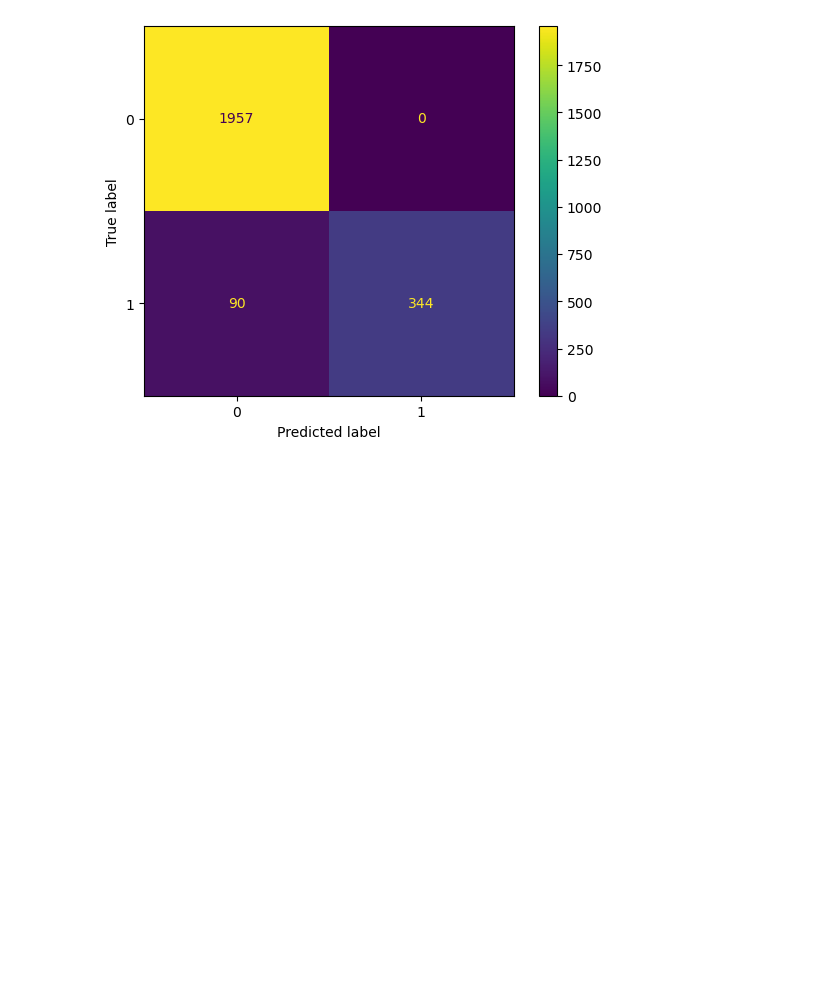
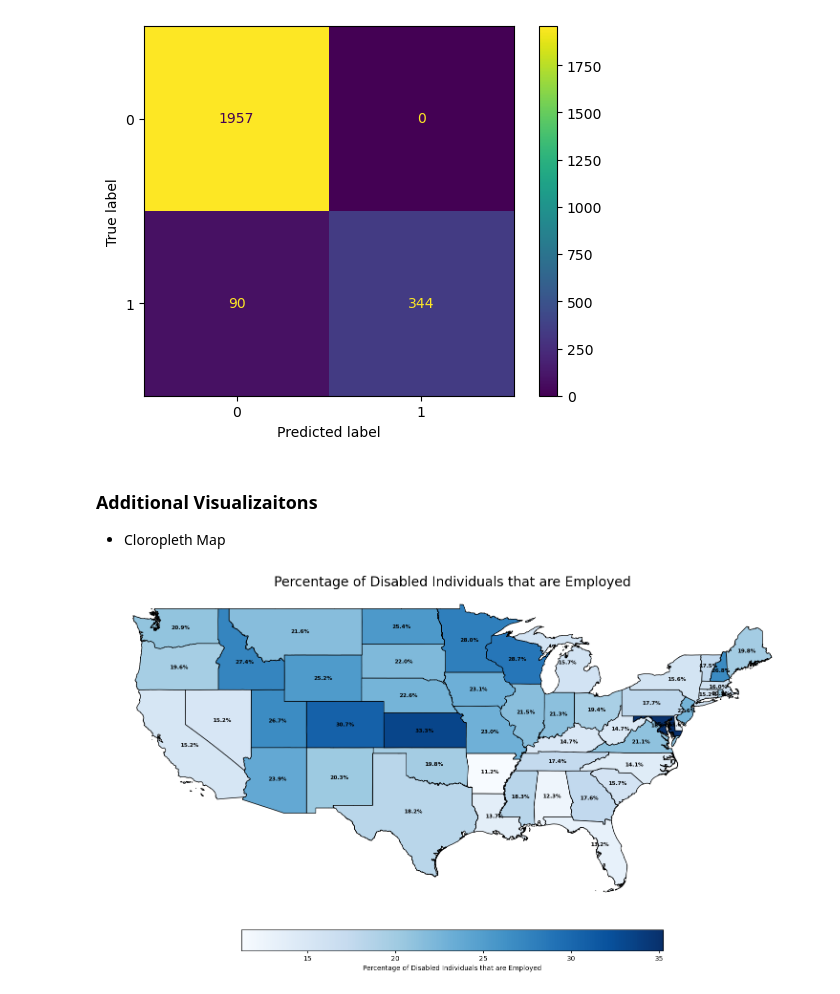
Before and after one commit to 04AJ/vocational-rehab, a Jupyter notebook: notebook_us.ipynb, the cells around one changed output. Drawn from its saved outputs; the diff is of its cells as text; code cells hidden in the pictures; blank space fills up the shorter version.

```diff
--- a/notebook_us.ipynb
+++ b/notebook_us.ipynb
@@ -539,3 +585,66 @@ Epoch 551
 weighted avg       0.96      0.96      0.96      2391
 <sklearn.metrics._plot.confusion_matrix.ConfusionMatrixDisplay at 0x...>
 [figure]
+# %% [markdown]
+### Additional Visualizaitons
+- Cloropleth Map
+# %%
+import geopandas as gpd
+import matplotlib.pyplot as plt
+import pandas as pd
+import numpy as np
+
+data = pd.read_csv('cleaned-us-data.csv',header=0)
+data = data.loc[:,  ~data.columns.str.contains('^Unnamed')]
+us_states = gpd.read_file('models/cb_2023_us_state_500k/cb_2023_us_state_500k.shp')
+
+total_counts = data.groupby("state").size().reset_index(name="total_disabled")
+employed_counts = data[data["labor_force_employment_status"] == 1].groupby("state").size().reset_index(name="employed_disabled")
+employment_counts = pd.merge(employed_counts, total_counts, on="state", how="outer")
+employment_counts["employed_percentage"] = (employment_counts["employed_disabled"] / employment_counts["total_disabled"]) * 100
+employment_data = pd.DataFrame({
+    "STATEFP": employment_counts["state"].apply(lambda x: f"{int(x):02d}") ,
+    "employed_percentage": employment_counts["employed_percentage"]
+})
+us_states = us_states.merge(employment_data, on="STATEFP", how="left")
+us_states = us_states[
+    (us_states["STATEFP"].astype(int) != 2) &
+    (us_states["STATEFP"].astype(int) != 15)
+]
+
+fig, ax = plt.subplots(figsize=(15, 10))
+us_states.plot(
+    column="employed_percentage",
+    cmap="Blues",
+    legend=True,
+    legend_kwds={
+        "label": "Percentage of Disabled Individuals that are Employed",
+        "shrink": 0.6,
+        "orientation": "horizontal",
+        "pad": 0.05
+    },
+    edgecolor="black",
+    ax=ax
+)
+
+for idx, row in us_states.iterrows():
+    if pd.notna(row['employed_percentage']):
+        centroid = row['geometry'].centroid
+
+        percentage = round(row['employed_percentage'], 1)
+
+        plt.annotate(f'{percentage}%',
+                     (centroid.x, centroid.y),
+                     ha='center',
+                     va='center',
+                     fontsize=8,
+                     fontweight='bold')
+
+ax.set_title("Percentage of Disabled Individuals that are Employed", fontsize=20)
+ax.axis("off")
+
+# Display the map
+plt.tight_layout()
+plt.show()
+# %% [output]
+[figure, added]
```
Also changed, not shown: parts of 15 cells of this notebook, 22 other files.
